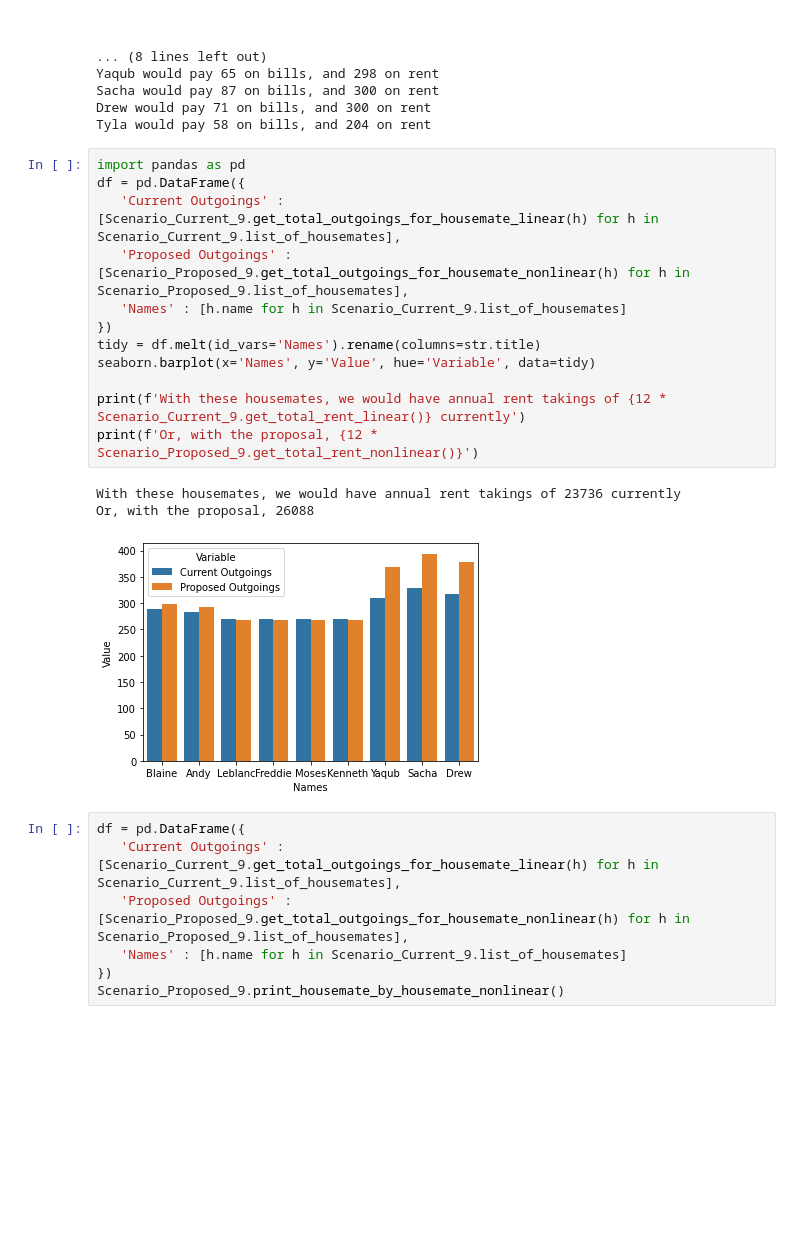
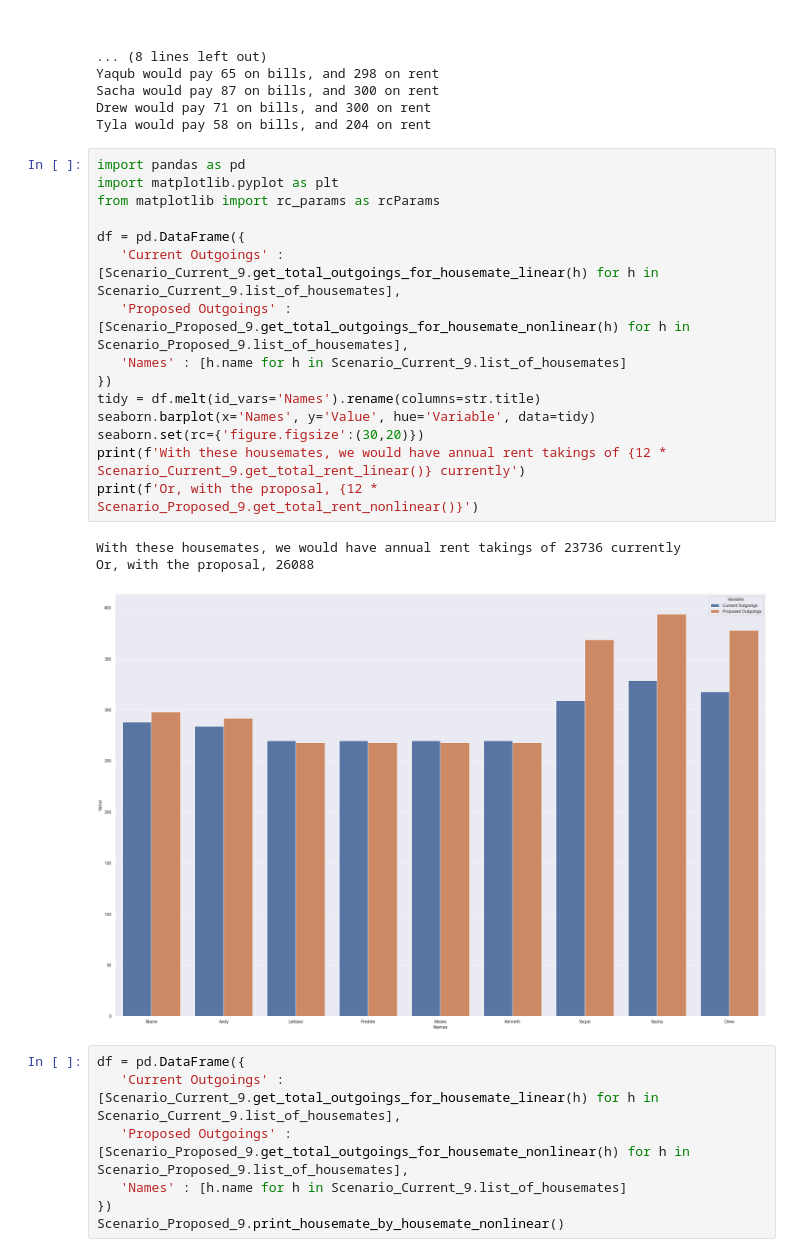
Before and after one commit to DanGoldwater/NedsHeating, a Jupyter notebook: new_rent_scaling.ipynb, the cells around one changed output. Cells and saved outputs as stored; diff of their text form; blank space fills up the shorter version.

```diff
--- a/new_rent_scaling.ipynb
+++ b/new_rent_scaling.ipynb
@@ -57,20 +57,23 @@ Drew would pay 71 on bills, and 300 on rent
 Tyla would pay 58 on bills, and 204 on rent
 # %%
 import pandas as pd
+import matplotlib.pyplot as plt
+from matplotlib import rc_params as rcParams
+
 df = pd.DataFrame({
    'Current Outgoings' : [Scenario_Current_9.get_total_outgoings_for_housemate_linear(h) for h in Scenario_Current_9.list_of_housemates],
    'Proposed Outgoings' : [Scenario_Proposed_9.get_total_outgoings_for_housemate_nonlinear(h) for h in Scenario_Proposed_9.list_of_housemates],
    'Names' : [h.name for h in Scenario_Current_9.list_of_housemates]
 })
 tidy = df.melt(id_vars='Names').rename(columns=str.title)
 seaborn.barplot(x='Names', y='Value', hue='Variable', data=tidy)
-
+seaborn.set(rc={'figure.figsize':(30,20)})
 print(f'With these housemates, we would have annual rent takings of {12 * Scenario_Current_9.get_total_rent_linear()} currently')
 print(f'Or, with the proposal, {12 * Scenario_Proposed_9.get_total_rent_nonlinear()}')
 # %% [output]
 With these housemates, we would have annual rent takings of 23736 currently
 Or, with the proposal, 26088
-[figure, old version]
+[figure, new version]
 # %%
 df = pd.DataFrame({
    'Current Outgoings' : [Scenario_Current_9.get_total_outgoings_for_housemate_linear(h) for h in Scenario_Current_9.list_of_housemates],
```
